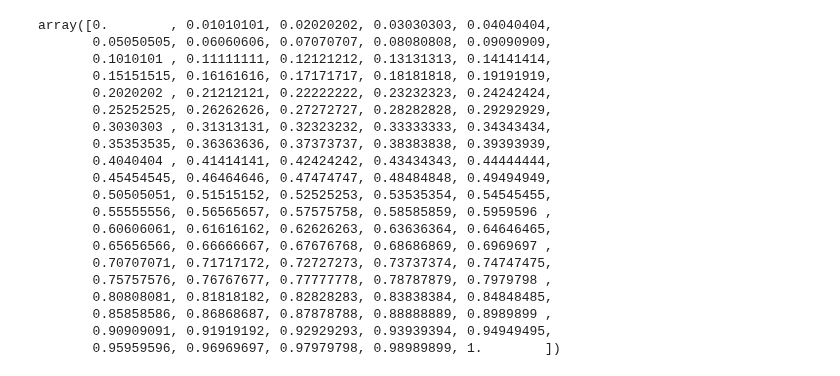
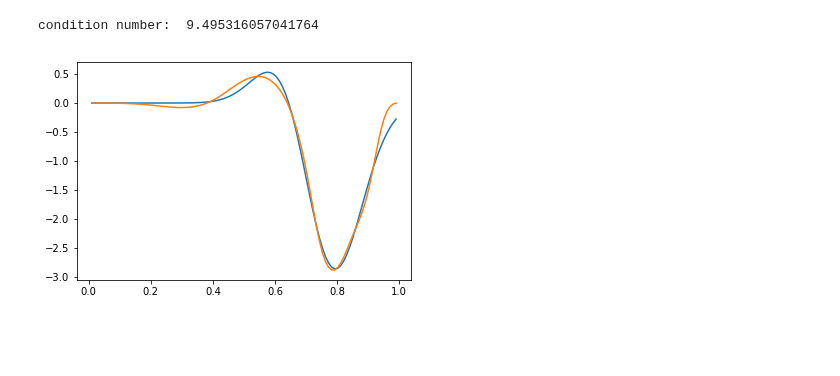
Before and after one commit to mijordan3/BNP_sensitivity, a Jupyter notebook: GMM_clustering/jupyter/interpolation.ipynb, the cells around one changed output. Saved outputs shown, nothing was run; the diff lists cells and outputs as text; code cells hidden in the pictures; blank space fills up the shorter version.

```diff
--- a/GMM_clustering/jupyter/interpolation.ipynb
+++ b/GMM_clustering/jupyter/interpolation.ipynb
@@ -134,23 +68,9 @@ array([0.  , 0.25, 0.5 , 0.75, 1.  ])
-# %%
-x
-# %% [output]
-array([0.        , 0.01010101, 0.02020202, 0.03030303, 0.04040404,
-       0.05050505, 0.06060606, 0.07070707, 0.08080808, 0.09090909,
-       0.1010101 , 0.11111111, 0.12121212, 0.13131313, 0.14141414,
-       0.15151515, 0.16161616, 0.17171717, 0.18181818, 0.19191919,
-       0.2020202 , 0.21212121, 0.22222222, 0.23232323, 0.24242424,
-       0.25252525, 0.26262626, 0.27272727, 0.28282828, 0.29292929,
-       0.3030303 , 0.31313131, 0.32323232, 0.33333333, 0.34343434,
-       0.35353535, 0.36363636, 0.37373737, 0.38383838, 0.39393939,
-       0.4040404 , 0.41414141, 0.42424242, 0.43434343, 0.44444444,
-       0.45454545, 0.46464646, 0.47474747, 0.48484848, 0.49494949,
-       0.50505051, 0.51515152, 0.52525253, 0.53535354, 0.54545455,
-       0.55555556, 0.56565657, 0.57575758, 0.58585859, 0.5959596 ,
-       0.60606061, 0.61616162, 0.62626263, 0.63636364, 0.64646465,
-       0.65656566, 0.66666667, 0.67676768, 0.68686869, 0.6969697 ,
-       0.70707071, 0.71717172, 0.72727273, 0.73737374, 0.74747475,
-       0.75757576, 0.76767677, 0.77777778, 0.78787879, 0.7979798 ,
-       0.80808081, 0.81818182, 0.82828283, 0.83838384, 0.84848485,
-       0.85858586, 0.86868687, 0.87878788, 0.88888889, 0.8989899 ,
-       0.90909091, 0.91919192, 0.92929293, 0.93939394, 0.94949495,
-       0.95959596, 0.96969697, 0.97979798, 0.98989899, 1.        ])
+# %%
+bspline_regression = interp.BsplineRegression(fun, x, knot_vector, 3)
+# %% [output]
+condition number:  9.495316057041764
+# %%
+plt.plot(x, fun(x));
+plt.plot(x, bspline_regression.eval_interp_fun(x));
+# %% [output]
+[figure, added]
```
Also changed, not shown: parts of 19 cells of this notebook, 1 other file.
